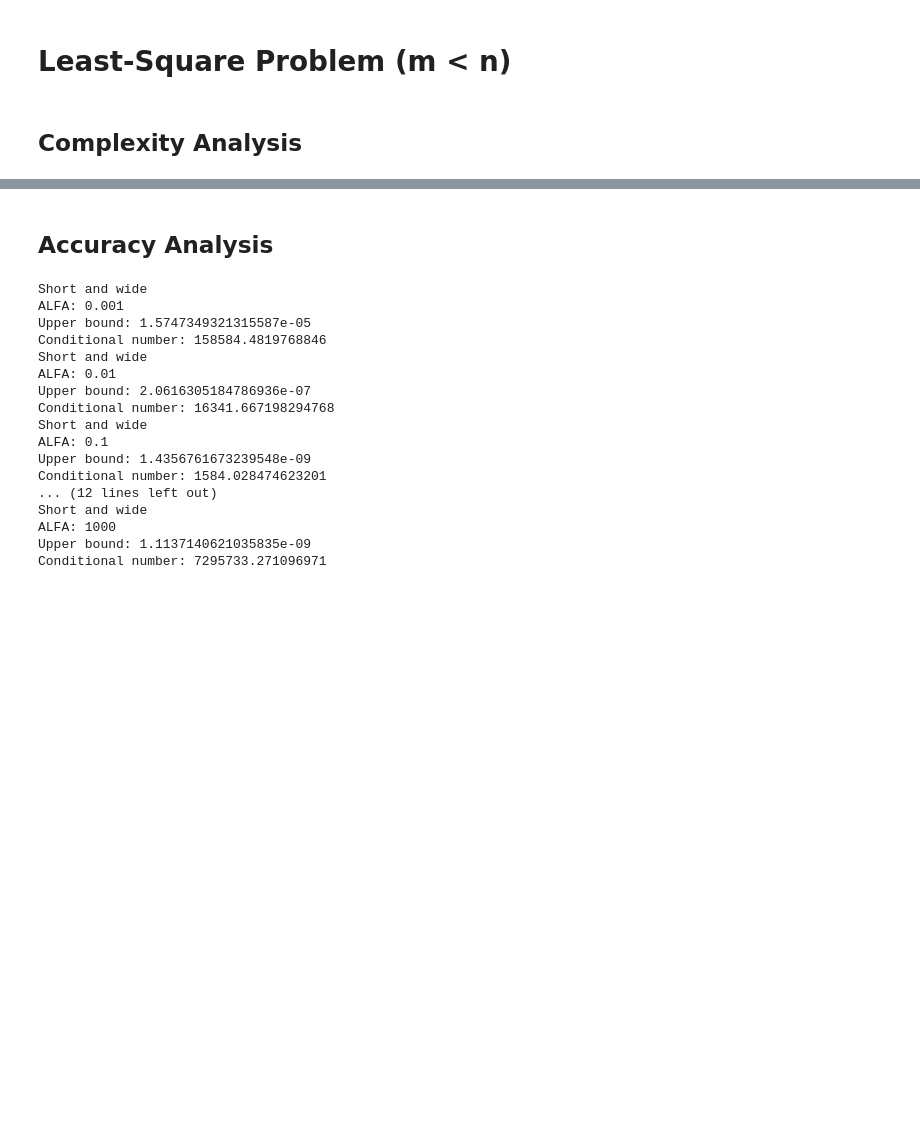
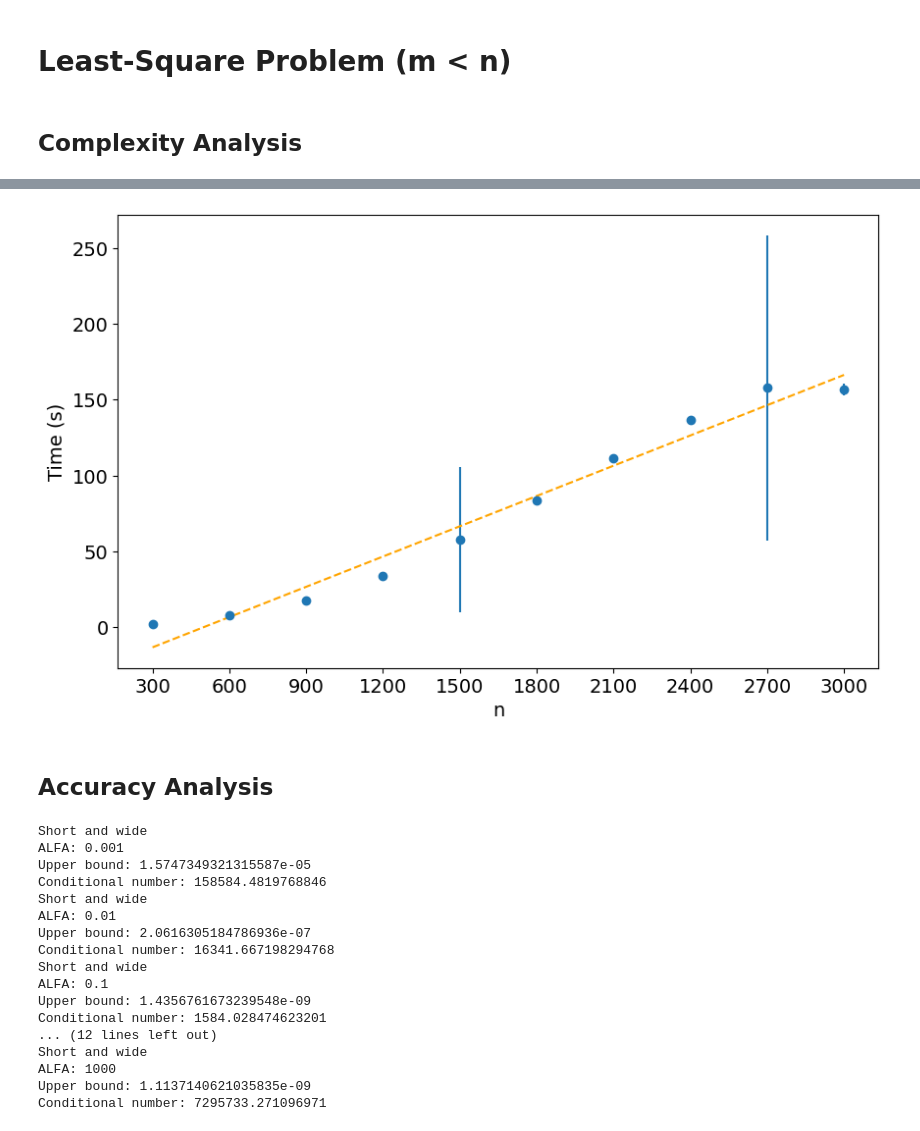
Before and after one commit to JacopoRaffi/CM_Project, a Jupyter notebook: analysis/qr_analysis.ipynb, the cells around one changed output, grey strips where cells are left out. Cells and saved outputs as stored; diff of their text form; code cells hidden in the pictures; blank space fills up the shorter version.

```diff
--- a/analysis/qr_analysis.ipynb
+++ b/analysis/qr_analysis.ipynb
@@ -223,3 +213,30 @@ plot_errorbar(START, END, STEP, mean_and_variance)
+# %%
+num_samples = 5000
+input_size = 10
+a, b = -1, 1
+START=300
+END=3001
+STEP=300
+num_trials = 3
+
+mean_and_variance = []
+
+for hidden_size in range(START, END, STEP):
+    times = []
+    for _ in range(num_trials):
+        D = np.random.uniform(a, b, size=(num_samples, input_size)) # dataset
+        Y = np.apply_along_axis(lambda x: np.sum(np.sin(x) * np.cos(x)), axis=1, arr=D).reshape(-1, 1)
+
+        model = ELM(input_size, hidden_size)
+        start = time.time()
+        model.fit(D, Y)
+        end = time.time()
+        times.append(end - start)
+    mean_and_variance.append((np.mean(times), np.var(times)))
+
+plot_errorbar(START, END, STEP, mean_and_variance, xlabel='n')
+# %% [output]
+[figure, added]
 # %% [markdown]
 ## Accuracy Analysis
 # %%
```
Also changed, not shown: parts of 1 cell of this notebook.
